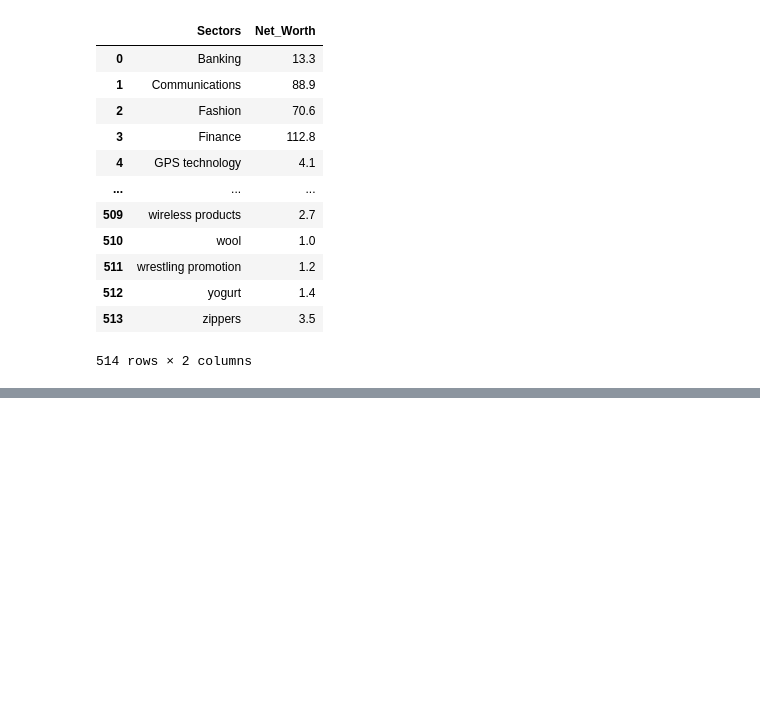
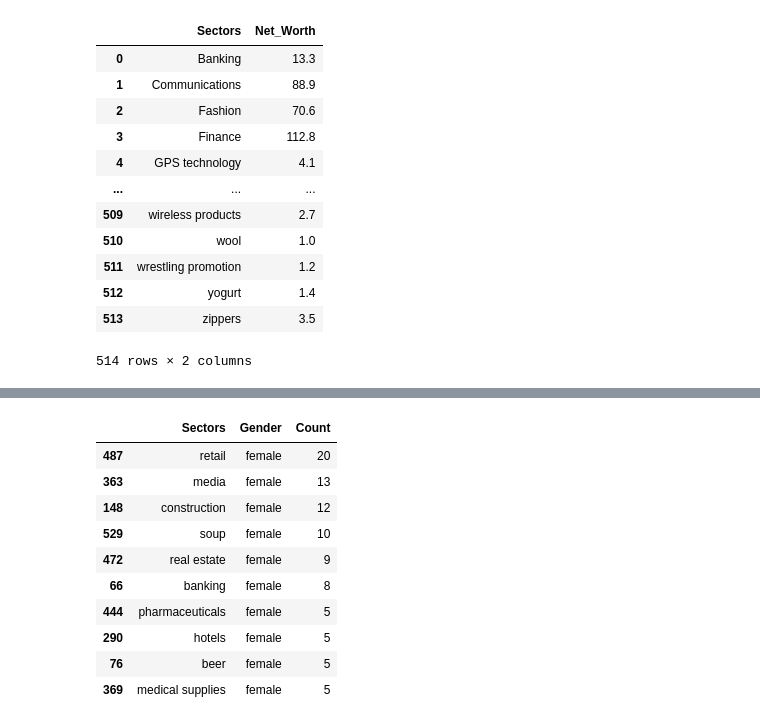
Before and after one commit to obinnaofomah/Forbes_Billionaires_Analysis, a Jupyter notebook: Billionaire Data Analysis.ipynb, the cells around one changed output, grey strips where cells are left out. Saved outputs shown, nothing was run; the diff lists cells and outputs as text; code cells hidden in the pictures; blank space fills up the shorter version.

```diff
--- a/Billionaire Data Analysis.ipynb
+++ b/Billionaire Data Analysis.ipynb
@@ -407,0 +452,17 @@ for i, v in enumerate(company_sector_sorted['Net_Worth']):
+# %%
+# Filter the group with 'Female' Gender only, and sort the dataframe descending or ascendging order order
+female_group = new_data[new_data['Gender'] == 'female'].sort_values('Count', ascending=False).head(10)
+
+female_group
+# %% [output]
+|  | Sectors | Gender | Count |
+| 487 | retail | female | 20 |
+| 363 | media | female | 13 |
+| 148 | construction | female | 12 |
+| 529 | soup | female | 10 |
+| 472 | real estate | female | 9 |
+| 66 | banking | female | 8 |
+| 444 | pharmaceuticals | female | 5 |
+| 290 | hotels | female | 5 |
+| 76 | beer | female | 5 |
+| 369 | medical supplies | female | 5 |
```
Also changed, not shown: parts of 6 cells of this notebook.
